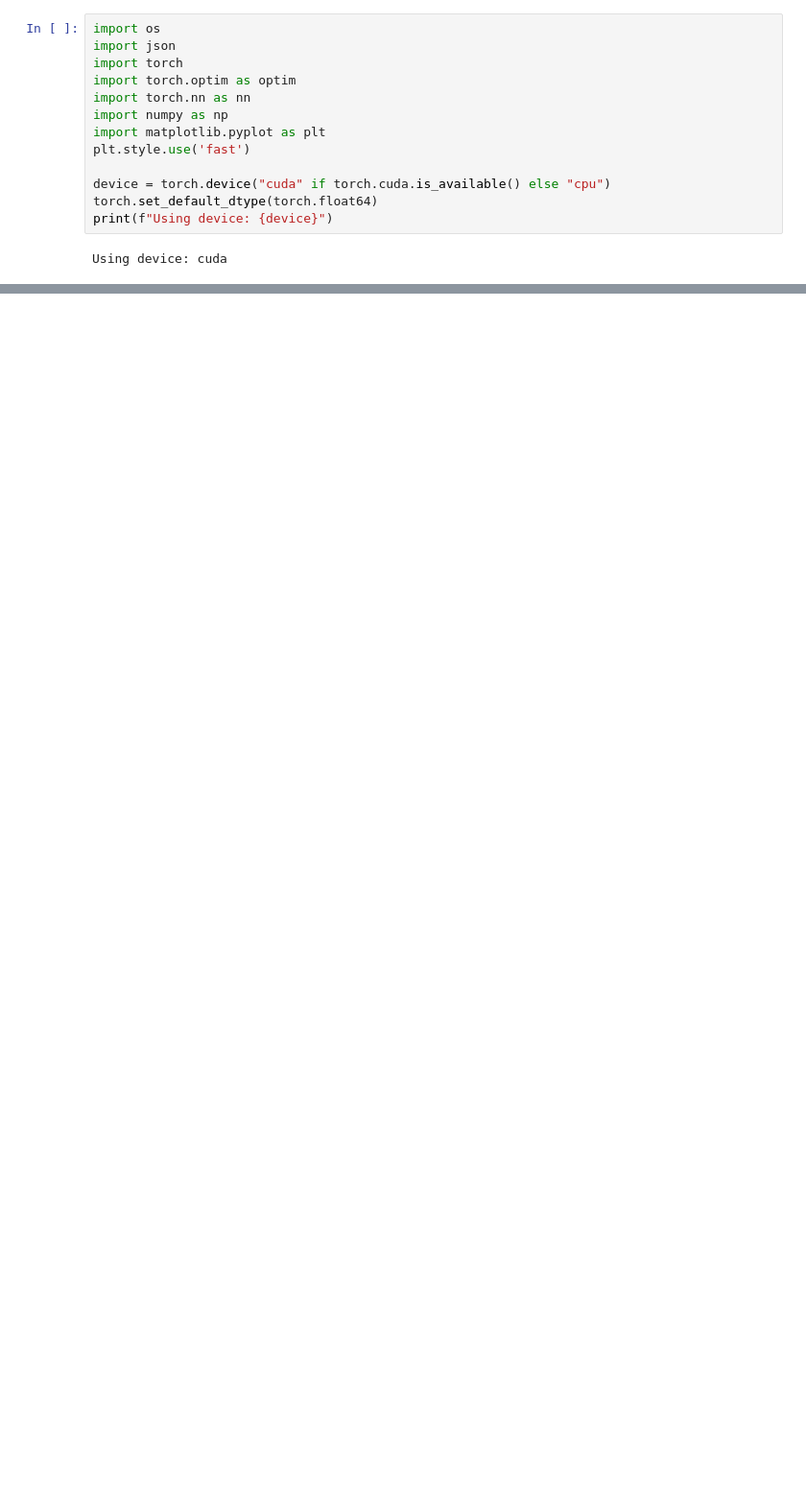
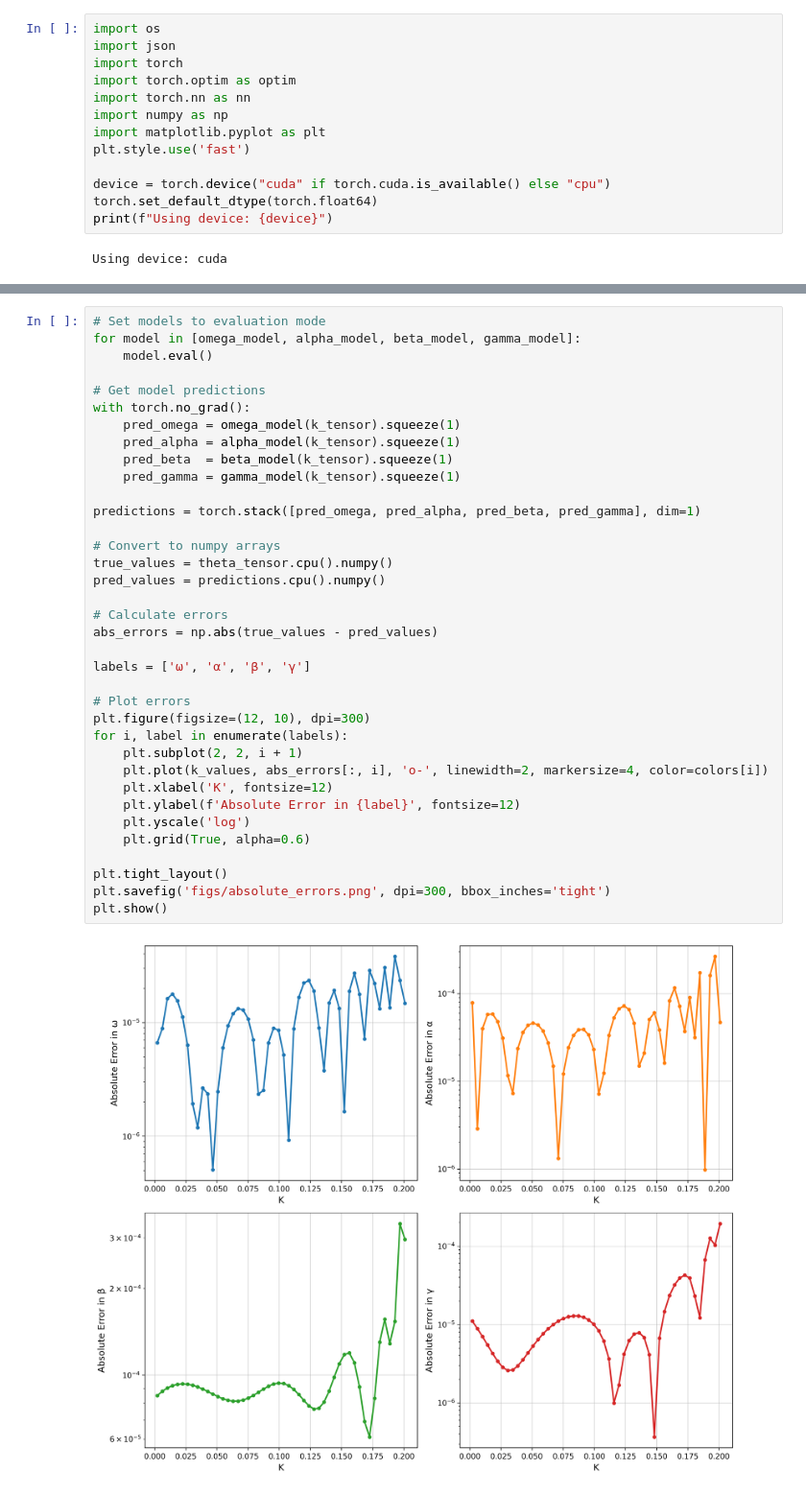
Before and after one commit to armanbolatov/magmems_optimization, a Jupyter notebook: main.ipynb, the cells around one changed output, grey strips where cells are left out. Shown at 96% size. Saved outputs shown, nothing was run; the diff lists cells and outputs as text; blank space fills up the shorter version.

```diff
--- a/main.ipynb
+++ b/main.ipynb
@@ -465,0 +456,38 @@ a1 = 3.68716, b1 = -0.54493, c1 = 0.01791, d1 = 3.21669, e1 = 15.83239, f1 = -7.
+# %%
+# Set models to evaluation mode
+for model in [omega_model, alpha_model, beta_model, gamma_model]:
+    model.eval()
+
+# Get model predictions
+with torch.no_grad():
+    pred_omega = omega_model(k_tensor).squeeze(1)
+    pred_alpha = alpha_model(k_tensor).squeeze(1)
+    pred_beta  = beta_model(k_tensor).squeeze(1)
+    pred_gamma = gamma_model(k_tensor).squeeze(1)
+
+predictions = torch.stack([pred_omega, pred_alpha, pred_beta, pred_gamma], dim=1)
+
+# Convert to numpy arrays
+true_values = theta_tensor.cpu().numpy()
+pred_values = predictions.cpu().numpy()
+
+# Calculate errors
+abs_errors = np.abs(true_values - pred_values)
+
+labels = ['ω', 'α', 'β', 'γ']
+
+# Plot errors
+plt.figure(figsize=(12, 10), dpi=300)
+for i, label in enumerate(labels):
+    plt.subplot(2, 2, i + 1)
+    plt.plot(k_values, abs_errors[:, i], 'o-', linewidth=2, markersize=4, color=colors[i])
+    plt.xlabel('K', fontsize=12)
+    plt.ylabel(f'Absolute Error in {label}', fontsize=12)
+    plt.yscale('log')
+    plt.grid(True, alpha=0.6)
+
+plt.tight_layout()
+plt.savefig('figs/absolute_errors.png', dpi=300, bbox_inches='tight')
+plt.show()
+# %% [output]
+[figure, added]
```
Also changed, not shown: parts of 11 cells of this notebook, 13 other files.
